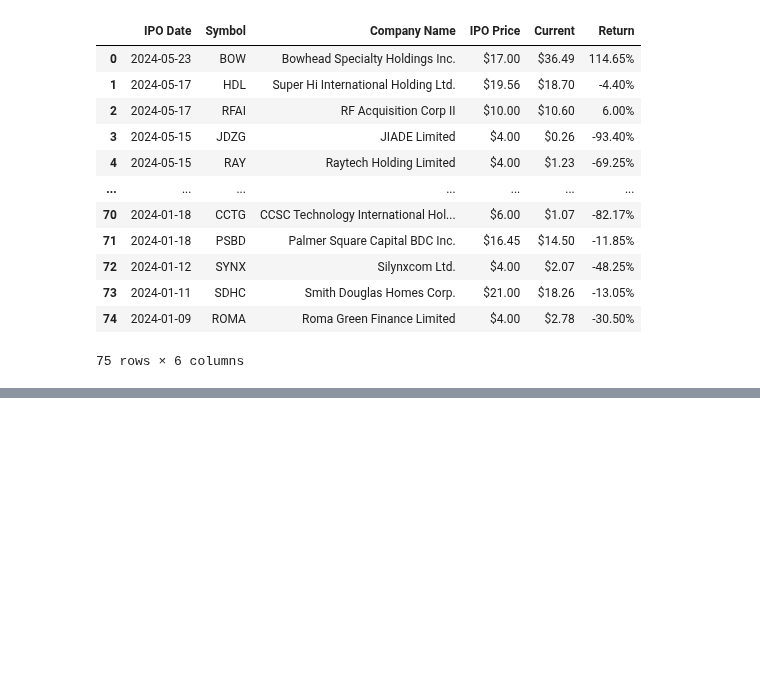
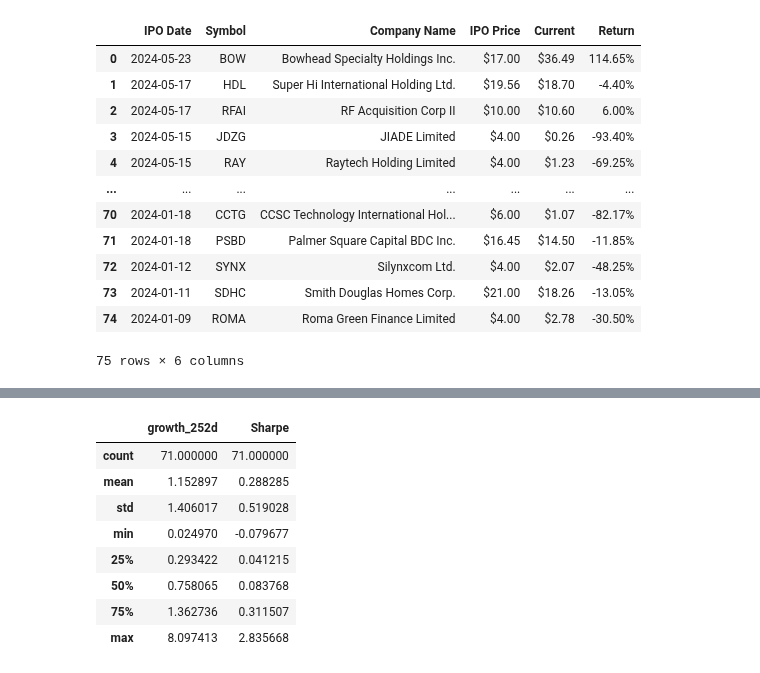
Before and after one commit to nathadriele/stock-markets-analytics-zoomcamp, a Jupyter notebook: 02-dataframe-analysis/hw_02.ipynb, the cells around one changed output, grey strips where cells are left out. Cells and saved outputs as stored; diff of their text form; code cells hidden in the pictures; blank space fills up the shorter version.

```diff
--- a/02-dataframe-analysis/hw_02.ipynb
+++ b/02-dataframe-analysis/hw_02.ipynb
@@ -274,0 +287,19 @@ def get_stock_features(ALL_TICKERS):
+# %%
+full_stock_data_df['Sharpe'] = (full_stock_data_df['growth_252d'] - 0.045) / full_stock_data_df['volatility']
+# %%
+if not isinstance(full_stock_data_df.index, pd.DatetimeIndex):
+    full_stock_data_df.index = pd.to_datetime(full_stock_data_df.index)
+
+filtered_data_20250606 = full_stock_data_df.loc['2025-06-06']
+# %%
+filtered_data_20250606[['growth_252d', 'Sharpe']].describe()
+# %% [output]
+|  | growth_252d | Sharpe |
+| count | 71.000000 | 71.000000 |
+| mean | 1.152897 | 0.288285 |
+| std | 1.406017 | 0.519028 |
+| min | 0.024970 | -0.079677 |
+| 25% | 0.293422 | 0.041215 |
+| 50% | 0.758065 | 0.083768 |
+| 75% | 1.362736 | 0.311507 |
+| max | 8.097413 | 2.835668 |
```
Also changed, not shown: parts of 2 cells of this notebook.
